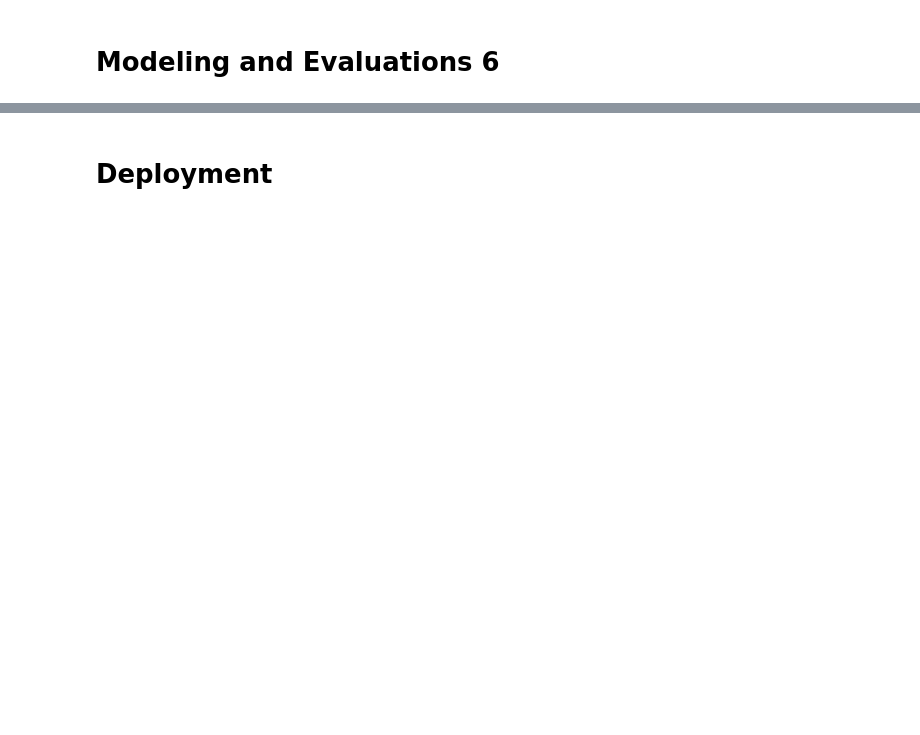
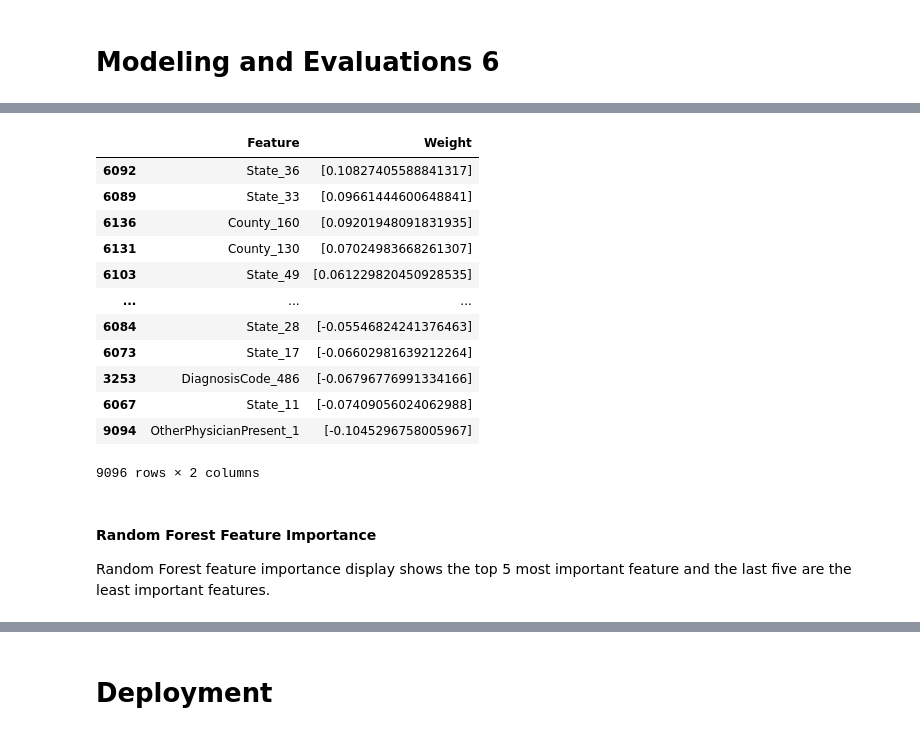
Before and after one commit to sachinac/ML7331, a Jupyter notebook: msds_7331_lab_2_v01.ipynb, the cells around one changed output, grey strips where cells are left out. Saved outputs shown, nothing was run; the diff lists cells and outputs as text; code cells hidden in the pictures; blank space fills up the shorter version.

```diff
--- a/msds_7331_lab_2_v01.ipynb
+++ b/msds_7331_lab_2_v01.ipynb
@@ -1657,0 +1695,20 @@ Use some other type of feature eval technique (mlextend library has multiple opt
+# %%
+display_weights(best_log_clf,'lr')
+# %% [output]
+|  | Feature | Weight |
+| 6092 | State_36 | [0.10827405588841317] |
+| 6089 | State_33 | [0.09661444600648841] |
+| 6136 | County_160 | [0.09201948091831935] |
+| 6131 | County_130 | [0.07024983668261307] |
+| 6103 | State_49 | [0.061229820450928535] |
+| ... | ... | ... |
+| 6084 | State_28 | [-0.05546824241376463] |
+| 6073 | State_17 | [-0.06602981639212264] |
+| 3253 | DiagnosisCode_486 | [-0.06796776991334166] |
+| 6067 | State_11 | [-0.07409056024062988] |
+| 9094 | OtherPhysicianPresent_1 | [-0.1045296758005967] |
+9096 rows × 2 columns
+# %% [markdown]
+#### **Random Forest Feature Importance**
+
+Random Forest feature importance display shows the top 5 most important feature and the last five are the least important features.
```
Also changed, not shown: parts of 54 cells of this notebook.
